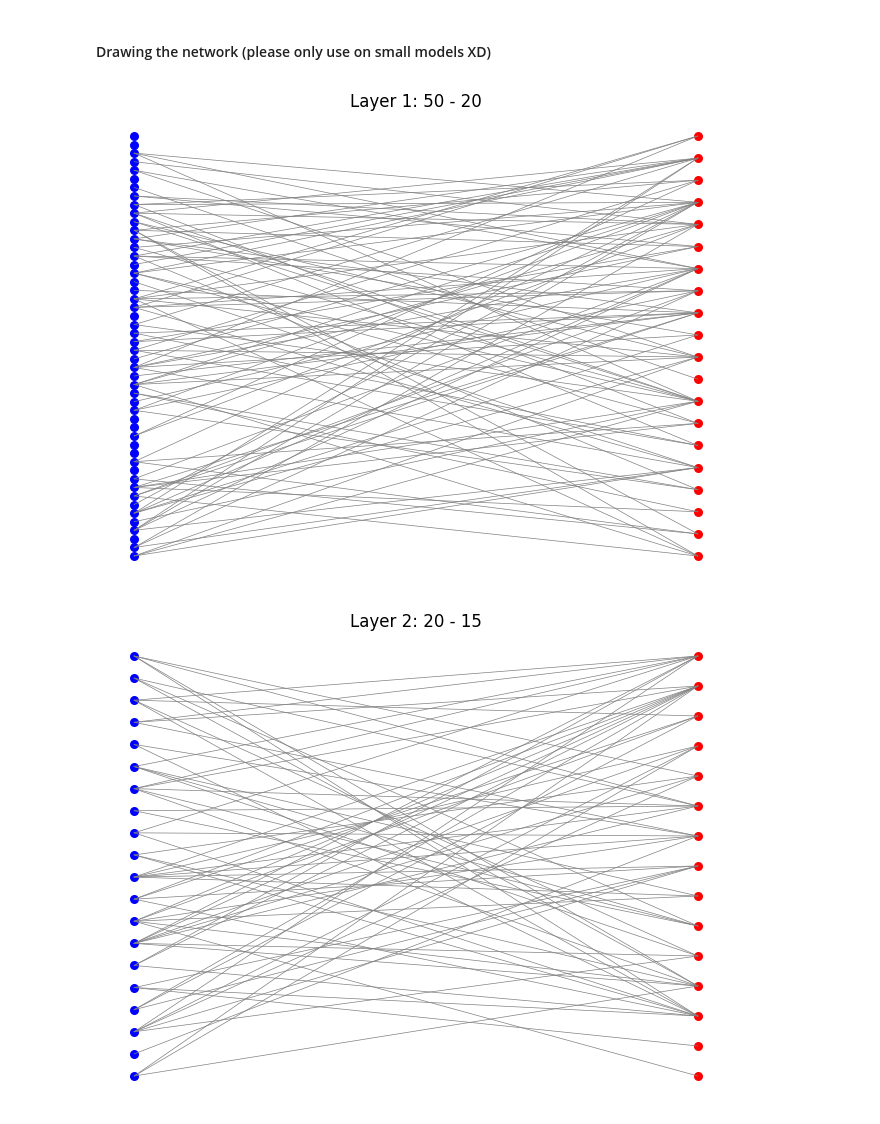
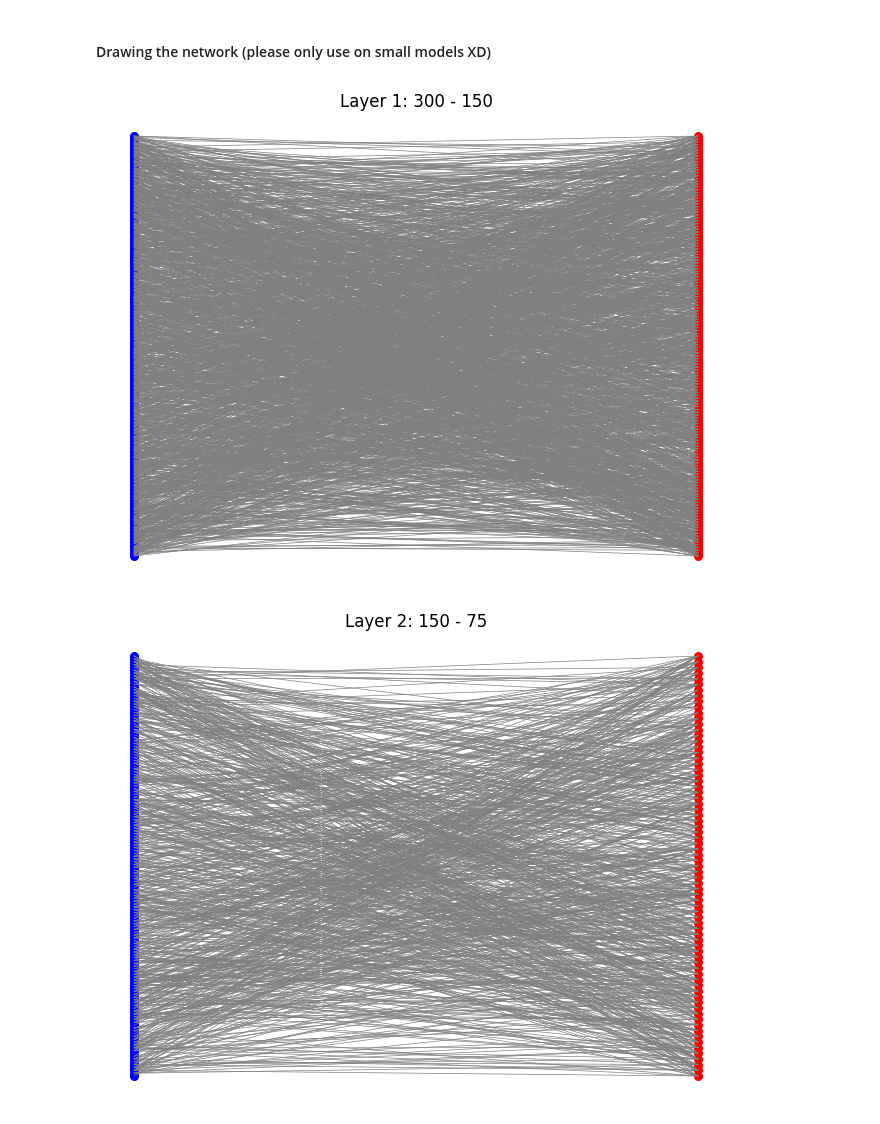
Before and after one commit to JobMeulenbeld/ML2_G13_SET_Optimization, a Jupyter notebook: SparseModel.ipynb, the cells around one changed output. Cells and saved outputs as stored; diff of their text form; code cells hidden in the pictures.

```diff
--- a/SparseModel.ipynb
+++ b/SparseModel.ipynb
@@ -19,7 +19,7 @@ x_test  = x_test.reshape(10000, -1).astype("float32") / 255.0
 # %% [markdown]
 #### Using a PCA to reduce input dimensionality
 # %%
-pca = PCA(n_components=50)
+pca = PCA(n_components=300)
 x_train = pca.fit_transform(x_train)
 x_test = pca.transform(x_test)
 # %% [markdown]
@@ -27,9 +27,9 @@ x_test = pca.transform(x_test)
 # %%
 # Basic MLP
 model = models.Sequential([
-    layers.Input(shape=(50,)),
-    layers.Dense(20, activation="relu"),
-    layers.Dense(15, activation="relu"),
+    layers.Input(shape=(300,)),
+    layers.Dense(150, activation="relu"),
+    layers.Dense(75, activation="relu"),
     layers.Dense(10, activation="softmax"),
 ])
 
@@ -257,11 +274,11 @@ def draw_layer_connections(W, layer_in_size, layer_out_size, title="Layer connec
 # %%
 W1_after = model.layers[0].get_weights()[0]
 W2_after = model.layers[1].get_weights()[0]
 W3_after = model.layers[2].get_weights()[0]
 
-draw_layer_connections(W1_after, 50, 20, "Layer 1: 50 - 20")
-draw_layer_connections(W2_after, 20, 15, "Layer 2: 20 - 15")
-draw_layer_connections(W3_after, 15, 10, "Layer 3: 15 - 10")
+draw_layer_connections(W1_after, 300, 150, "Layer 1: 300 - 150")
+draw_layer_connections(W2_after, 150, 75, "Layer 2: 150 - 75")
+draw_layer_connections(W3_after, 75, 10, "Layer 3: 75 - 10")
 # %% [output]
-[figure, old version]
+[figure, new version]
-[figure, old version]
+[figure, new version]
```
Also changed, not shown: parts of 15 cells of this notebook.
